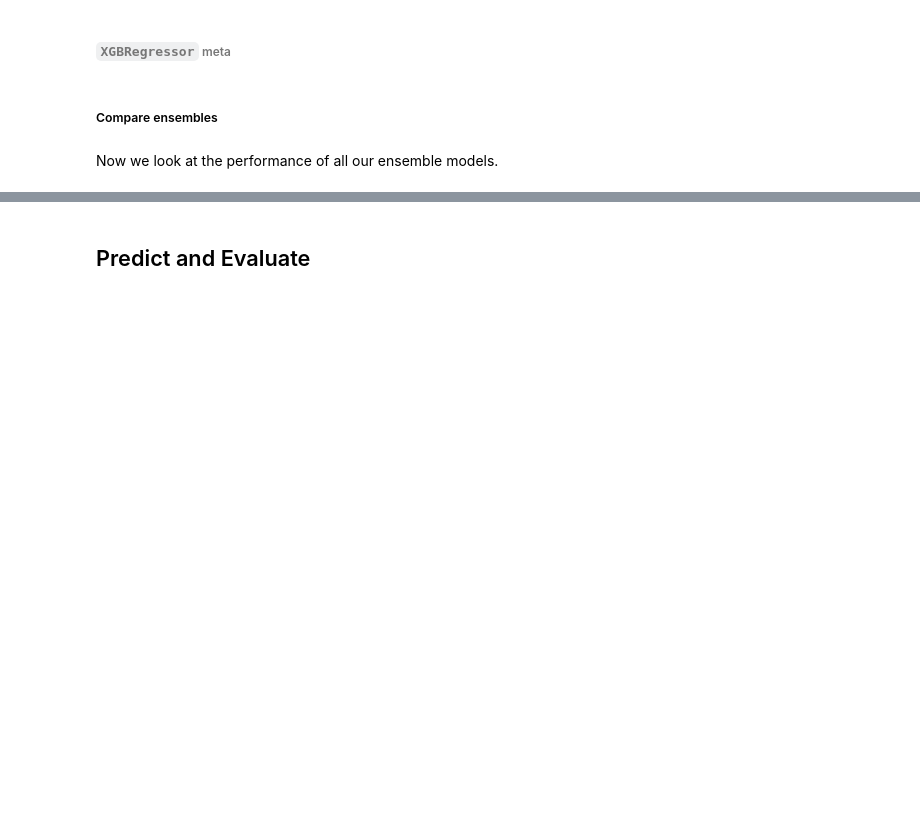
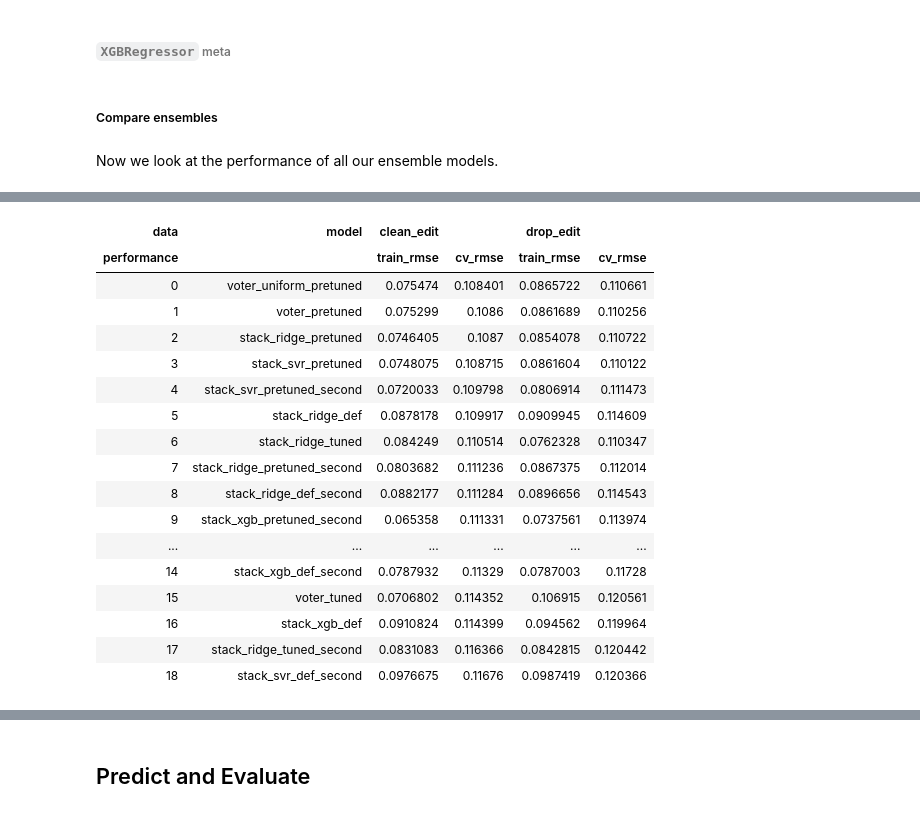
Before and after one commit to rmwenzel/ames_house_prices, a Jupyter notebook: notebooks/model.ipynb, the cells around one changed output, grey strips where cells are left out. Drawn from its saved outputs; the diff is of its cells as text; code cells hidden in the pictures; blank space fills up the shorter version.

```diff
--- a/notebooks/model.ipynb
+++ b/notebooks/model.ipynb
@@ -1332,0 +1312,22 @@ ens_comp_df = ens_comp_df.reset_index(drop=True)
+# %%
+# comparison of ensembles sorted by cv rmse on clean edit dataset
+ens_comp_df.sort_values(by=('clean_edit', 'cv_rmse'), ascending=True)
+# %% [output]
+| data | model | clean_edit |  | drop_edit |  |
+| performance |  | train_rmse | cv_rmse | train_rmse | cv_rmse |
+| 0 | voter_uniform_pretuned | 0.075474 | 0.108401 | 0.0865722 | 0.110661 |
+| 1 | voter_pretuned | 0.075299 | 0.1086 | 0.0861689 | 0.110256 |
+| 2 | stack_ridge_pretuned | 0.0746405 | 0.1087 | 0.0854078 | 0.110722 |
+| 3 | stack_svr_pretuned | 0.0748075 | 0.108715 | 0.0861604 | 0.110122 |
+| 4 | stack_svr_pretuned_second | 0.0720033 | 0.109798 | 0.0806914 | 0.111473 |
+| 5 | stack_ridge_def | 0.0878178 | 0.109917 | 0.0909945 | 0.114609 |
+| 6 | stack_ridge_tuned | 0.084249 | 0.110514 | 0.0762328 | 0.110347 |
+| 7 | stack_ridge_pretuned_second | 0.0803682 | 0.111236 | 0.0867375 | 0.112014 |
+| 8 | stack_ridge_def_second | 0.0882177 | 0.111284 | 0.0896656 | 0.114543 |
+| 9 | stack_xgb_pretuned_second | 0.065358 | 0.111331 | 0.0737561 | 0.113974 |
+| ... | ... | ... | ... | ... | ... |
+| 14 | stack_xgb_def_second | 0.0787932 | 0.11329 | 0.0787003 | 0.11728 |
+| 15 | voter_tuned | 0.0706802 | 0.114352 | 0.106915 | 0.120561 |
+| 16 | stack_xgb_def | 0.0910824 | 0.114399 | 0.094562 | 0.119964 |
+| 17 | stack_ridge_tuned_second | 0.0831083 | 0.116366 | 0.0842815 | 0.120442 |
+| 18 | stack_svr_def_second | 0.0976675 | 0.11676 | 0.0987419 | 0.120366 |
```
Also changed, not shown: parts of 12 cells of this notebook, 14 other files.
